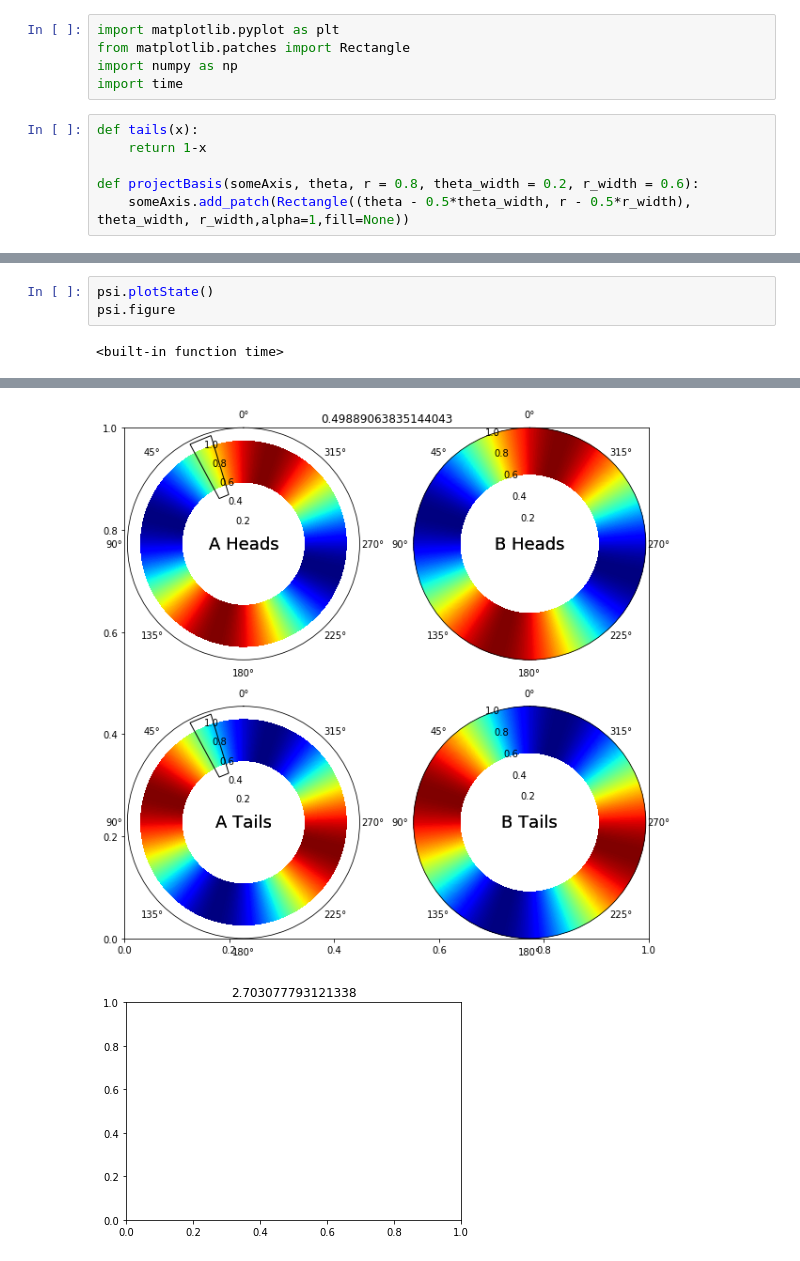
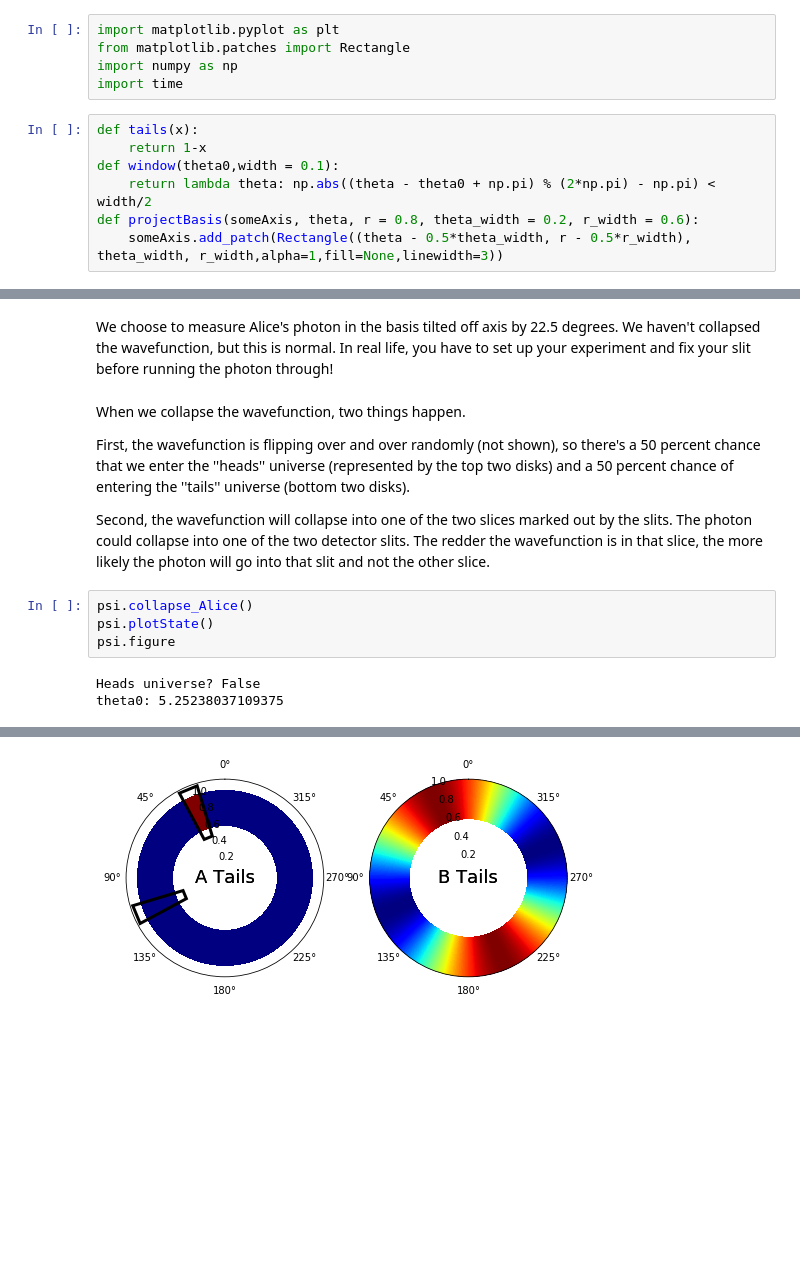
Before and after one commit to leungcalvin/bell, a Jupyter notebook: nonlocal-realism.ipynb, the cells around one changed output, grey strips where cells are left out. Drawn from its saved outputs; the diff is of its cells as text; blank space fills up the shorter version.

Commit message:
finished implementing wavefunction collapse, time rotating still needs work

```diff
--- a/nonlocal-realism.ipynb
+++ b/nonlocal-realism.ipynb
@@ -6,9 +6,10 @@ import time
 # %%
 def tails(x):
     return 1-x
-
+def window(theta0,width = 0.1):
+    return lambda theta: np.abs((theta - theta0 + np.pi) % (2*np.pi) - np.pi) < width/2
 def projectBasis(someAxis, theta, r = 0.8, theta_width = 0.2, r_width = 0.6):
-    someAxis.add_patch(Rectangle((theta - 0.5*theta_width, r - 0.5*r_width), theta_width, r_width,alpha=1,fill=None))
+    someAxis.add_patch(Rectangle((theta - 0.5*theta_width, r - 0.5*r_width), theta_width, r_width,alpha=1,fill=None,linewidth=3))
 # %%
 class Singlet:
     def __init__(self, N = 1000,RPM = 1):
@@ -97,5 +190,15 @@ psi.measure_Alice(22.5 * np.pi/180)
+# %% [markdown]
+We choose to measure Alice's photon in the basis tilted off axis by 22.5 degrees. We haven't collapsed the wavefunction, but this is normal. In real life, you have to set up your experiment and fix your slit before running the photon through!
+# %% [markdown]
+When we collapse the wavefunction, two things happen.
+
+First, the wavefunction is flipping over and over randomly (not shown), so there's a 50 percent chance that we enter the ''heads'' universe (represented by the top two disks) and a 50 percent chance of entering the ''tails'' universe (bottom two disks).
+
+Second, the wavefunction will collapse into one of the two slices marked out by the slits. The photon could collapse into one of the two detector slits. The redder the wavefunction is in that slice, the more likely the photon will go into that slit and not the other slice.
 # %%
+psi.collapse_Alice()
 psi.plotState()
 psi.figure
 # %% [output]
-<built-in function time>
+Heads universe? False
+theta0: 5.25238037109375
@@ -104,2 +205 @@ Adding an axes using the same arguments as a previous axes currently reuses the
-[figure, old version]
+[figure, new version]
-[figure, removed]
```
Also changed, not shown: parts of 13 cells of this notebook.
